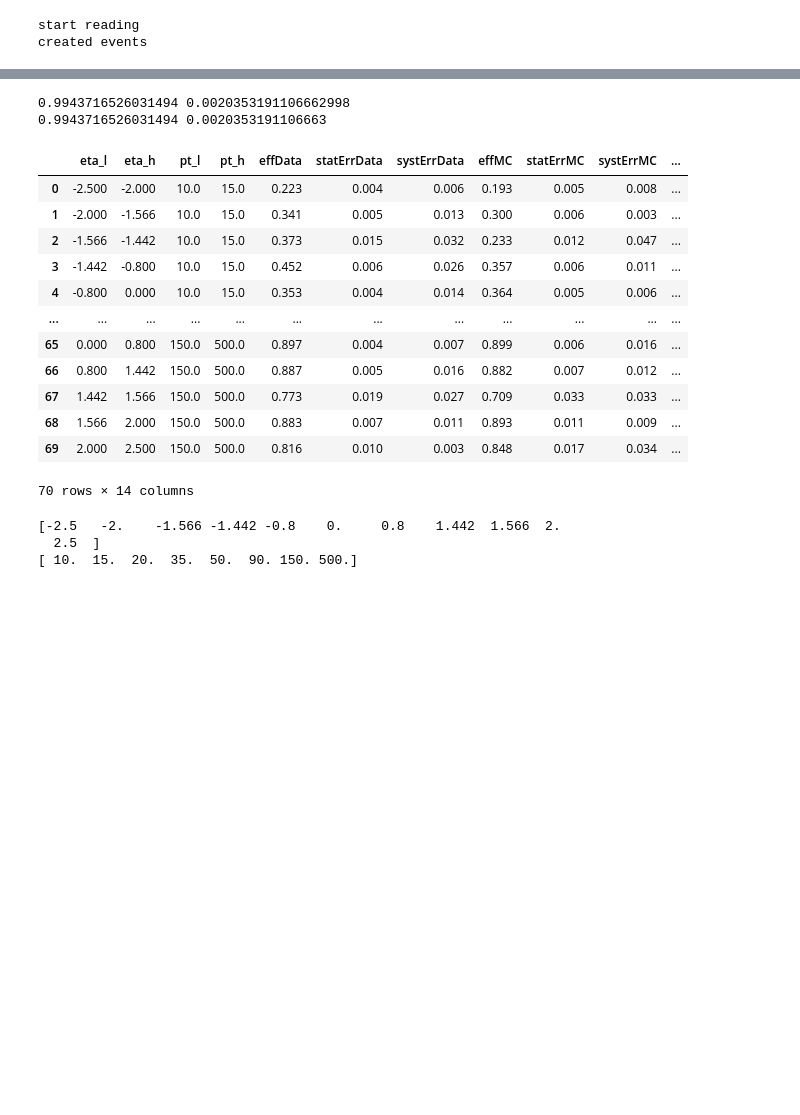
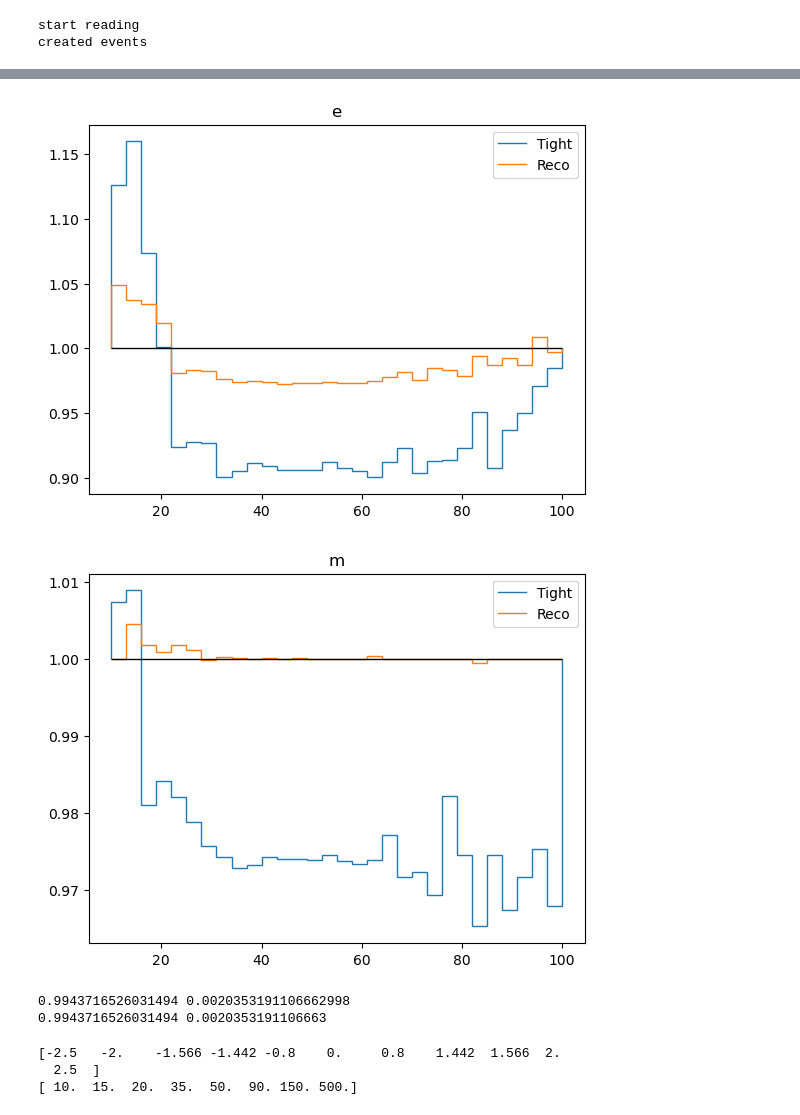
Before and after one commit to acmbulla/my_processor, a Jupyter notebook: notebooks/convert_correctionlib.ipynb, the cells around one changed output, grey strips where cells are left out. Drawn from its saved outputs; the diff is of its cells as text; code cells hidden in the pictures; blank space fills up the shorter version.

Commit message:
Adding Variation and lepton_sf

```diff
--- a/notebooks/convert_correctionlib.ipynb
+++ b/notebooks/convert_correctionlib.ipynb
@@ -519,0 +647,22 @@ Node counts: Category: 1, MultiBinning: 2
+# %%
+h = hist.Hist(
+    hist.axis.StrCategory(['weight', 'reco_sf', 'tight_sf'], name='syst'),
+    hist.axis.StrCategory(['e', 'm'], name='cat'),
+    hist.axis.Regular(30, 10, 100, name='pt'),
+    hist.storage.Weight())
+# %%
+events = events[ak.num(events.Lepton) >= 2]
+events['weight'] = events.genWeight
+events['reco_sf'] = events.weight * events.Lepton.RecoSF[:, 0] * events.Lepton.RecoSF[:, 1]
+events['tight_sf'] = events.reco_sf * events.Lepton.TightSF[:, 0] * events.Lepton.TightSF[:, 1]
+events['e'] = abs(events.Lepton[:, 0].pdgId) == 11
+events['m'] = abs(events.Lepton[:, 0].pdgId) == 13
+# %%
+for variation in ['weight', 'reco_sf', 'tight_sf']:
+    for cat in ['e', 'm']:
+        mask = events[cat]
+        h.fill(syst=variation, cat=cat, pt=events.Lepton.pt[:, 0][mask], weight=events[variation][mask])
+# %%
+ax_ind = 2
+x = h.axes[ax_ind].centers
+edges = h.axes[ax_ind].edges
@@ -520,3 +671,17 @@ Node counts: Category: 1, MultiBinning: 2
+# %%
+for cat in ['e', 'm']:
+    values = []
+    for variation in ['weight', 'reco_sf', 'tight_sf']:
+        values.append(h[hist.loc(variation), hist.loc(cat), :].values())
+    plt.figure()
+    plt.title(cat)
+    plt.stairs(values[2]/values[0], edges, baseline=1.0, label='Tight')
+    plt.stairs(values[1]/values[0], edges, baseline=1.0, label='Reco')
+    plt.stairs(np.ones_like(x), edges, baseline=1, color='black')
+    plt.legend()
+# %% [output]
+[figure, added]
+[figure, added]
 # %%
 ceval = cset.to_evaluator()
 veta = 1.5
@@ -539,17 +697,0 @@ columns = columns.split(' ')
-# %%
-df = pd.read_csv('test_sf.txt', sep='\t', skiprows=3, header=None, names=['eta_l', 'eta_h', 'pt_l', 'pt_h'] + columns)
-df
-# %% [output]
-|  | eta_l | eta_h | pt_l | pt_h | effData | statErrData | systErrData | effMC | statErrMC | systErrMC | ... |
-| 0 | -2.500 | -2.000 | 10.0 | 15.0 | 0.223 | 0.004 | 0.006 | 0.193 | 0.005 | 0.008 | ... |
-| 1 | -2.000 | -1.566 | 10.0 | 15.0 | 0.341 | 0.005 | 0.013 | 0.300 | 0.006 | 0.003 | ... |
-| 2 | -1.566 | -1.442 | 10.0 | 15.0 | 0.373 | 0.015 | 0.032 | 0.233 | 0.012 | 0.047 | ... |
-| 3 | -1.442 | -0.800 | 10.0 | 15.0 | 0.452 | 0.006 | 0.026 | 0.357 | 0.006 | 0.011 | ... |
-| 4 | -0.800 | 0.000 | 10.0 | 15.0 | 0.353 | 0.004 | 0.014 | 0.364 | 0.005 | 0.006 | ... |
-| ... | ... | ... | ... | ... | ... | ... | ... | ... | ... | ... | ... |
-| 65 | 0.000 | 0.800 | 150.0 | 500.0 | 0.897 | 0.004 | 0.007 | 0.899 | 0.006 | 0.016 | ... |
-| 66 | 0.800 | 1.442 | 150.0 | 500.0 | 0.887 | 0.005 | 0.016 | 0.882 | 0.007 | 0.012 | ... |
-| 67 | 1.442 | 1.566 | 150.0 | 500.0 | 0.773 | 0.019 | 0.027 | 0.709 | 0.033 | 0.033 | ... |
-| 68 | 1.566 | 2.000 | 150.0 | 500.0 | 0.883 | 0.007 | 0.011 | 0.893 | 0.011 | 0.009 | ... |
-| 69 | 2.000 | 2.500 | 150.0 | 500.0 | 0.816 | 0.010 | 0.003 | 0.848 | 0.017 | 0.034 | ... |
-70 rows × 14 columns
```
Also changed, not shown: parts of 97 cells of this notebook, 8 other files.
